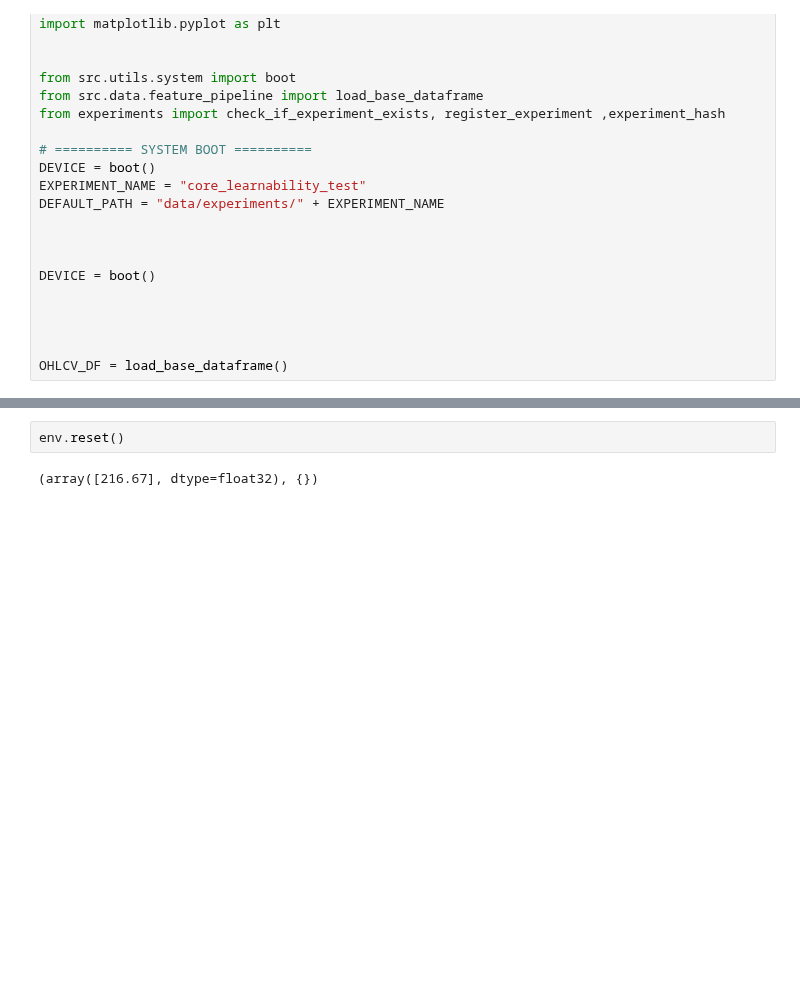
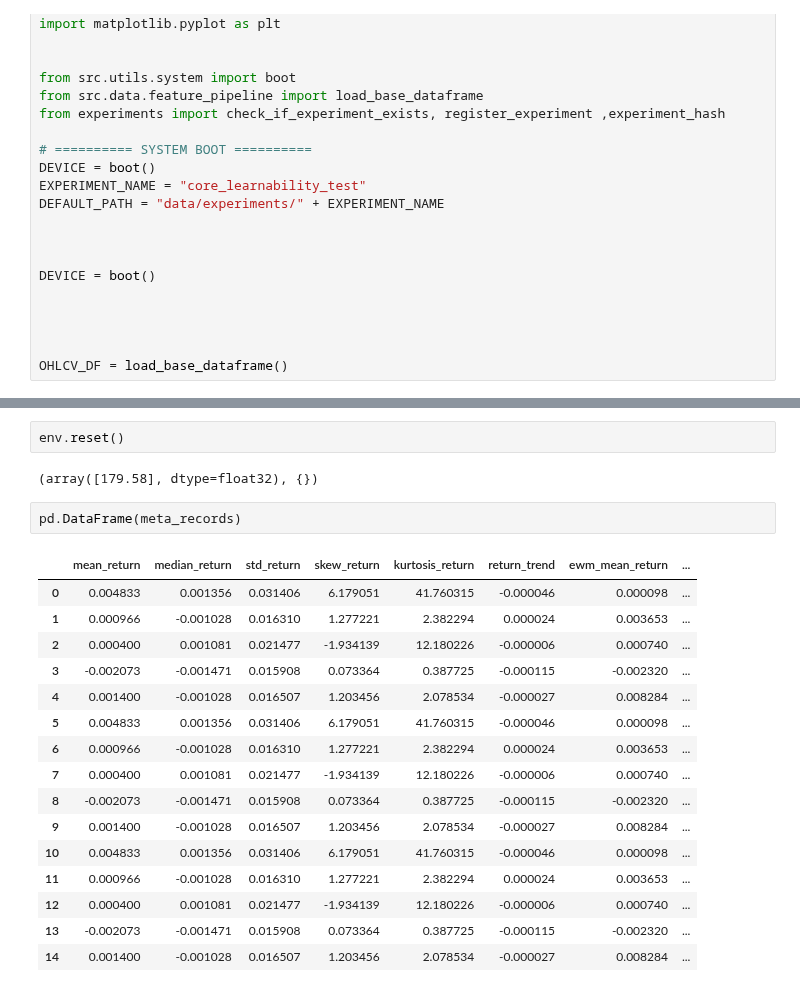
Before and after one commit to pihh/RL-Stock-Market-Masterpiece-Human-x-AI-Collab, a Jupyter notebook: notebooks/R&D - Learning test suite.ipynb, the cells around one changed output, grey strips where cells are left out. Cells and saved outputs as stored; diff of their text form; blank space fills up the shorter version.

```diff
--- a/notebooks/R&D - Learning test suite.ipynb
+++ b/notebooks/R&D - Learning test suite.ipynb
@@ -312,4 +314,23 @@ print("[INFO] Learnability test complete. Results saved to:", META_PATH)
-# %%
-env.reset()
-# %% [output]
-(array([216.67], dtype=float32), {})
+# %%
+env.reset()
+# %% [output]
+(array([179.58], dtype=float32), {})
+# %%
+pd.DataFrame(meta_records)
+# %% [output]
+|  | mean_return | median_return | std_return | skew_return | kurtosis_return | return_trend | ewm_mean_return | ... |
+| 0 | 0.004833 | 0.001356 | 0.031406 | 6.179051 | 41.760315 | -0.000046 | 0.000098 | ... |
+| 1 | 0.000966 | -0.001028 | 0.016310 | 1.277221 | 2.382294 | 0.000024 | 0.003653 | ... |
+| 2 | 0.000400 | 0.001081 | 0.021477 | -1.934139 | 12.180226 | -0.000006 | 0.000740 | ... |
+| 3 | -0.002073 | -0.001471 | 0.015908 | 0.073364 | 0.387725 | -0.000115 | -0.002320 | ... |
+| 4 | 0.001400 | -0.001028 | 0.016507 | 1.203456 | 2.078534 | -0.000027 | 0.008284 | ... |
+| 5 | 0.004833 | 0.001356 | 0.031406 | 6.179051 | 41.760315 | -0.000046 | 0.000098 | ... |
+| 6 | 0.000966 | -0.001028 | 0.016310 | 1.277221 | 2.382294 | 0.000024 | 0.003653 | ... |
+| 7 | 0.000400 | 0.001081 | 0.021477 | -1.934139 | 12.180226 | -0.000006 | 0.000740 | ... |
+| 8 | -0.002073 | -0.001471 | 0.015908 | 0.073364 | 0.387725 | -0.000115 | -0.002320 | ... |
+| 9 | 0.001400 | -0.001028 | 0.016507 | 1.203456 | 2.078534 | -0.000027 | 0.008284 | ... |
+| 10 | 0.004833 | 0.001356 | 0.031406 | 6.179051 | 41.760315 | -0.000046 | 0.000098 | ... |
+| 11 | 0.000966 | -0.001028 | 0.016310 | 1.277221 | 2.382294 | 0.000024 | 0.003653 | ... |
+| 12 | 0.000400 | 0.001081 | 0.021477 | -1.934139 | 12.180226 | -0.000006 | 0.000740 | ... |
+| 13 | -0.002073 | -0.001471 | 0.015908 | 0.073364 | 0.387725 | -0.000115 | -0.002320 | ... |
+| 14 | 0.001400 | -0.001028 | 0.016507 | 1.203456 | 2.078534 | -0.000027 | 0.008284 | ... |
```
Also changed, not shown: parts of 7 cells of this notebook, 4 other files.
